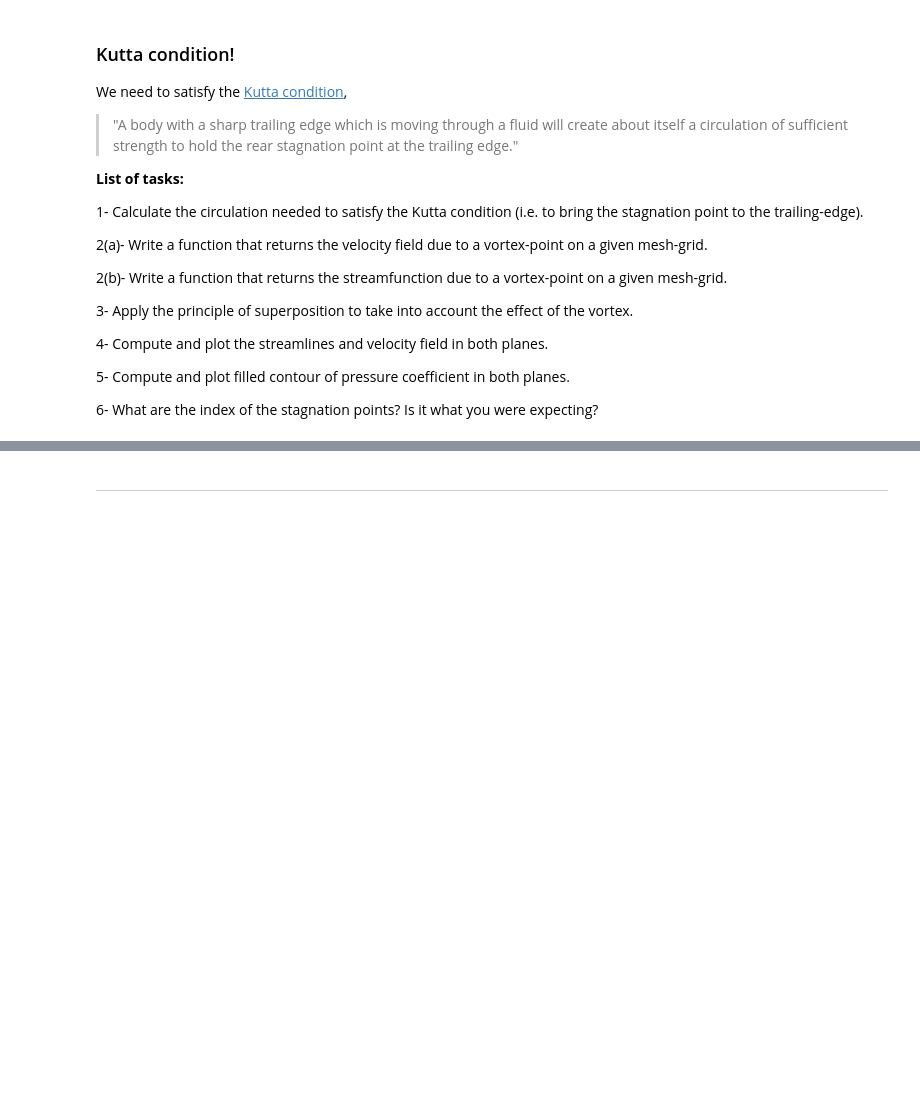
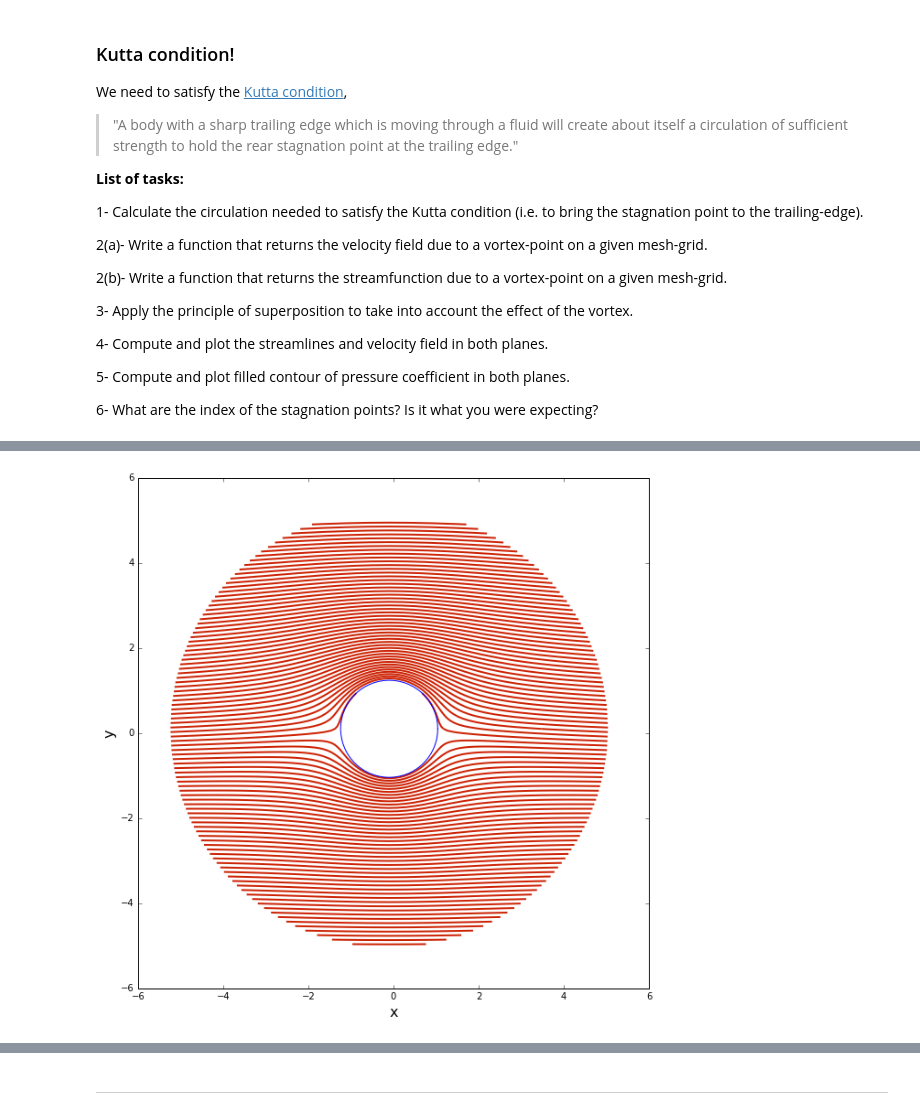
Before and after one commit to pengbiaozhang/mae6226-work, a Jupyter notebook: midterm/midterm.ipynb, the cells around one changed output, grey strips where cells are left out. Drawn from its saved outputs; the diff is of its cells as text; code cells hidden in the pictures; blank space fills up the shorter version.

```diff
--- a/midterm/midterm.ipynb
+++ b/midterm/midterm.ipynb
@@ -413,14 +413,3 @@ def get_stream_function_vortex(strength, xv, yv, X, Y):
     psi = strength/(4*math.pi)*numpy.log((X-xv)**2+(Y-yv)**2)
 
     return psi
-def get_velocity_vortex(strength, xv, yv, X, Y):
-
-    u = + strength/(2*math.pi)*(Y-yv)/((X-xv)**2+(Y-yv)**2)
-    v = - strength/(2*math.pi)*(X-xv)/((X-xv)**2+(Y-yv)**2)
-    return u, v
-
-def get_stream_function_vortex(strength, xv, yv, X, Y):
-
-    psi = strength/(4*math.pi)*numpy.log((X-xv)**2+(Y-yv)**2)
-
-    return psi
@@ -438,0 +416,74 @@ NameError: name 'velocity_z' is not defined
+# %%
+# Use this cell to provide the rest of the code.
+u_vortex, v_vortex = get_velocity_vortex(gamma, epsilon_x, epsilon_y, zeta.real, zeta.imag)
+
+
+psi_vortex = get_stream_function_vortex(gamma, epsilon_x, -epsilon_y, zeta.real, zeta.imag)
+u = u_freestream + u_doublet + u_vortex
+v = v_freestream + v_doublet + v_vortex
+psi = psi_freestream + psi_doublet + psi_vortex
+
+size = 10
+pyplot.figure(figsize=(size,size))
+pyplot.xlabel('x', fontsize=16)
+pyplot.ylabel('y', fontsize=16)
+pyplot.xlim(-6, 6)
+pyplot.ylim(-6, 6)
+pyplot.contour(zeta.real, zeta.imag, psi, levels=numpy.linspace(-5,5,100), colors='#CD2305', linewidths=2, linestyles='solid')
+pyplot.plot((zeta[:,0]).real,(zeta[:,0]).imag)
+
+size = 10
+pyplot.figure(figsize=(size,size))
+pyplot.xlabel('x', fontsize=16)
+pyplot.ylabel('y', fontsize=16)
+pyplot.xlim(-6, 6)
+pyplot.ylim(-6, 6)
+pyplot.contour(z.real, z.imag, psi, levels=numpy.linspace(-5,5,100), colors='#CD2305', linewidths=2, linestyles='solid')
+pyplot.plot((z[:,0]).real,(z[:,0]).imag)
+
+size = 10
+pyplot.figure(figsize=(size, size))
+pyplot.xlabel('x', fontsize=16)
+pyplot.ylabel('y', fontsize=16)
+pyplot.xlim(x_start*3/4, x_end*3/4)
+pyplot.ylim(y_start*3/4, y_end*3/4)
+pyplot.quiver(zeta.real[::3, ::3], zeta.imag[::3, ::3],u[::3, ::3], v[::3, ::3],units='xy',pivot='tip',width=0.02,scale=5)
+pyplot.plot((zeta[:,0]).real,(zeta[:,0]).imag)
+
+size = 10
+pyplot.figure(figsize=(size, size))
+pyplot.xlabel('x', fontsize=16)
+pyplot.ylabel('y', fontsize=16)
+pyplot.xlim(x_start*3/4, x_end*3/4)
+pyplot.ylim(y_start*3/4, y_end*3/4)
+pyplot.quiver(z.real[::5, ::5], z.imag[::5, ::5], W.real[::5, ::5], W.imag[::5, ::5],units='xy',pivot='tip',width=0.02,scale=5)
+pyplot.plot((z[:,0]).real,(z[:,0]).imag)
+
+cp = 1.0 - (u**2+v**2)/u_inf**2
+
+size = 10
+pyplot.figure(figsize=(1.1*size,size))
+pyplot.xlabel('x', fontsize=16)
+pyplot.ylabel('y', fontsize=16)
+pyplot.xlim(-5, 5)
+pyplot.ylim(-5, 5)
+contf = pyplot.contourf(zeta.real, zeta.imag, cp, levels=numpy.linspace(-0.88, 0.88, 100), extend='both')
+cbar = pyplot.colorbar(contf)
+cbar.set_label('$C_p$', fontsize=16)
+cbar.set_ticks([-0.88, -0.66, -0.44,-0.22,0.00, 0.22,0.44,0.66,0.88])
+pyplot.scatter([x_stagn1, x_stagn2], [y_stagn1, y_stagn2], color='g', s=80, marker='o');
+
+cp_z = 1.0 - (W.real**2+W.imag**2)/u_inf**2
+
+size = 10
+pyplot.figure(figsize=(1.1*size,size))
+pyplot.xlabel('x', fontsize=16)
+pyplot.ylabel('y', fontsize=16)
+pyplot.xlim(-5, 5)
+pyplot.ylim(-5, 5)
+contf = pyplot.contourf(z.real, z.imag, cp_z, levels=numpy.linspace(-0.88, 0.88, 100), extend='both')
+cbar = pyplot.colorbar(contf)
+cbar.set_label('$C_p$', fontsize=16)
+cbar.set_ticks([-0.88, -0.66, -0.44,-0.22,0.00, 0.22,0.44,0.66,0.88])
+# %% [output]
+[figure, added]
```
Also changed, not shown: parts of 14 cells of this notebook.
